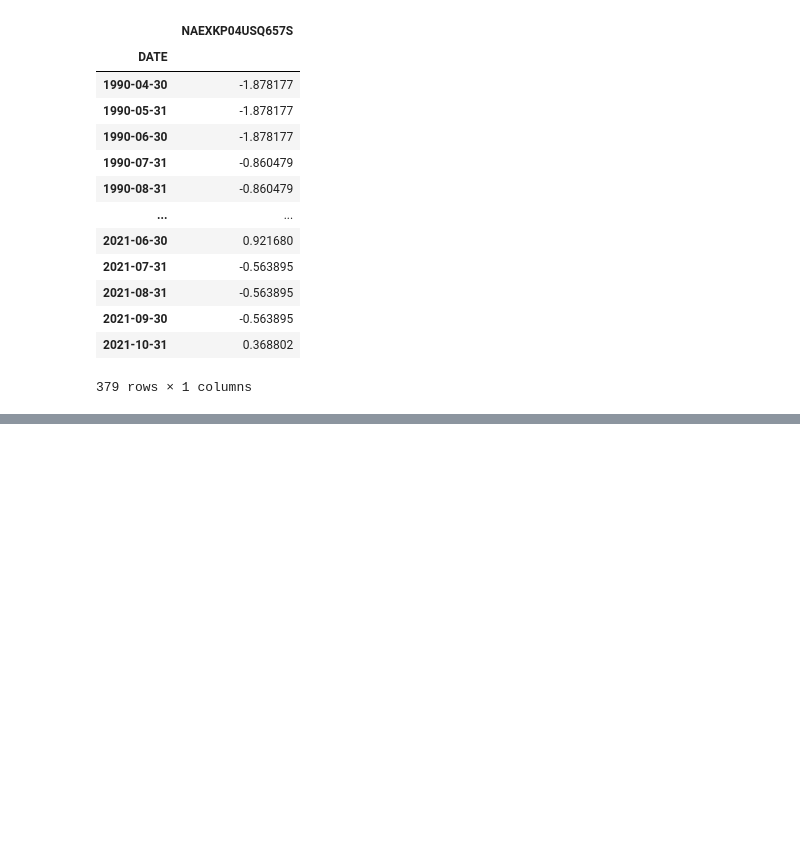
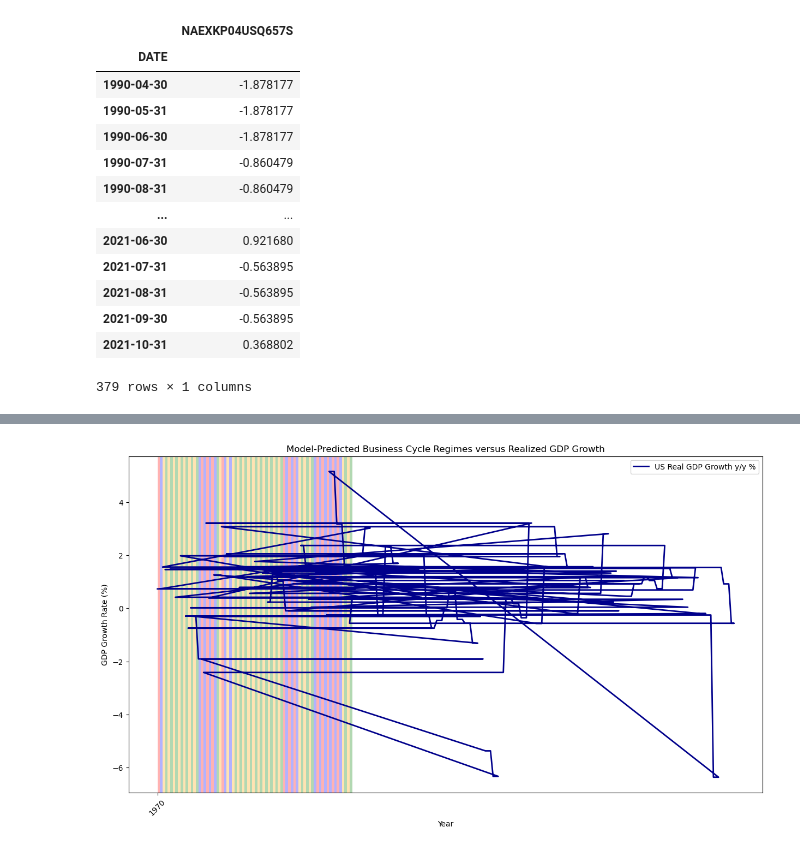
Before and after one commit to FELAB-KHU/S-PQuantTeam03, a Jupyter notebook: regime_definition_최종_지영.ipynb, the cells around one changed output, grey strips where cells are left out. Drawn from its saved outputs; the diff is of its cells as text; code cells hidden in the pictures; blank space fills up the shorter version.

```diff
--- a/regime_definition_최종_지영.ipynb
+++ b/regime_definition_최종_지영.ipynb
@@ -320,0 +336,3 @@ print('하락 중인 구간 :', decreasing)
+# %%
+all_period = sorted(list(set(eco_up + eco_down + df_up + df_down)))
+all_period
@@ -320,0 +410,14 @@ print('하락 중인 구간 :', decreasing)
+# %%
+# table.index = table.index.to_period('M')
+table.index = table.index.strftime('%Y-%m')
+
+# table에 regime 컬럼 추가
+table['regime'] = 'Unknown'
+
+# 각 국면에 따라 'regime' 값 설정
+table.loc[table.index.isin(recovery), 'regime'] = 'Recovery'
+table.loc[table.index.isin(expansion), 'regime'] = 'Expansion'
+table.loc[table.index.isin(slowdown), 'regime'] = 'Slowdown'
+table.loc[table.index.isin(contraction), 'regime'] = 'Contraction'
+
+table
@@ -406,2 +546,64 @@ plt.show()
 # %%
 # 이게 최종
+# %%
+import pandas as pd
+import numpy as np
+import matplotlib.pyplot as plt
+from pandas_datareader import data as web
+import datetime
+from matplotlib.patches import Patch
+import matplotlib.dates as mdates
+
+
+# 그래프를 그리기 위한 설정
+plt.figure(figsize=(15, 8))
+ax = plt.gca()
+
+# 각 국면별 배경색 설정
+background_colors = {
+    'Recovery': 'blue',
+    'Expansion': 'orange',
+    'Slowdown': 'green',
+    'Contraction': 'red'
+}
+
+# 범례를 위한 패치 리스트 생성
+legend_patches = [Patch(color=color, label=regime) for regime, color in background_colors.items()]
+
+data = table
+
+# 국면이 바뀌는 지점을 찾습니다.
+regime_changes = data['regime'].ne(data['regime'].shift()).cumsum()
+
+# 각 국면에 대해 배경색을 칠합니다.
+prev_end = None
+for (regime, group_data) in data.groupby(regime_changes):
+    start = prev_end if prev_end else group_data.index[0]
+    end = group_data.index[-1] # 월말로 설정하여 겹치게 함
+    # + pd.offsets.MonthEnd(1)
+    prev_end = end
+    ax.axvspan(start, end, facecolor=background_colors[group_data['regime'].iloc[0]], alpha=0.3, lw=0)
+
+
+# GDP 성장률 선 그래프 추가
+ax.plot(gdp_growth.index, gdp_growth, color='darkblue', label='US Real GDP Growth y/y %', linewidth=2)
+
+# 범례 추가
+ax.legend()
+
+# 제목과 라벨 설정
+ax.set_title('Model-Predicted Business Cycle Regimes versus Realized GDP Growth')
+ax.set_xlabel('Year')
+ax.set_ylabel('GDP Growth Rate (%)')
+
+# x축을 연도로 표시
+ax.xaxis.set_major_locator(mdates.YearLocator())
+ax.xaxis.set_major_formatter(mdates.DateFormatter('%Y'))
+
+# x축 라벨 각도 조절
+plt.xticks(rotation=45)
+
+# 그래프 표시
+plt.show()
+# %% [output]
+[figure, added]
```
Also changed, not shown: parts of 26 cells of this notebook, 1 other file.
